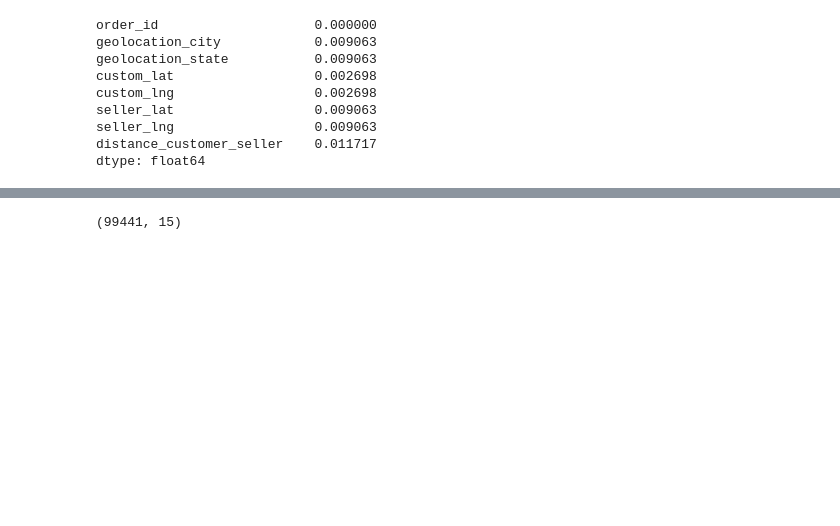
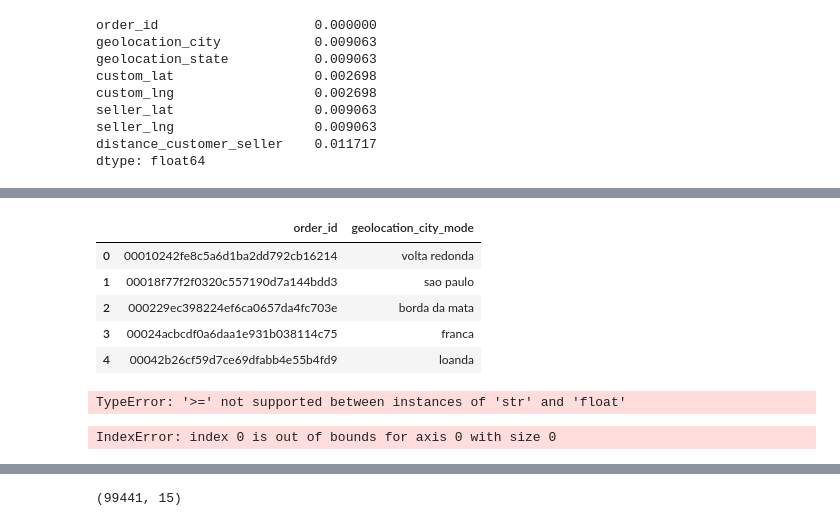
Before and after one commit to juniorcl/olist-delivery-forecast, a Jupyter notebook: notebooks/V0.0_book_of_variables.ipynb, the cells around one changed output, grey strips where cells are left out. Saved outputs shown, nothing was run; the diff lists cells and outputs as text; code cells hidden in the pictures; blank space fills up the shorter version.

```diff
--- a/notebooks/V0.0_book_of_variables.ipynb
+++ b/notebooks/V0.0_book_of_variables.ipynb
@@ -542,6 +542,32 @@ list_func_num_var = [
         'range', lambda i: np.max(i) - np.min(i)
     ]
 ]
+# %%
+aux = df_distances.groupby('order_id').agg(
+    {
+        'geolocation_city': [
+            [
+                'mode', lambda i: i.value_counts().index
+            ]
+        ]
+    }
+)
+
+aux.columns = ['_'.join(col).rstrip('_') for col in aux.columns.values]
+aux = aux.reset_index()
+
+aux.head()
+# %% [output]
+|  | order_id | geolocation_city_mode |
+| 0 | 00010242fe8c5a6d1ba2dd792cb16214 | volta redonda |
+| 1 | 00018f77f2f0320c557190d7a144bdd3 | sao paulo |
+| 2 | 000229ec398224ef6ca0657da4fc703e | borda da mata |
+| 3 | 00024acbcdf0a6daa1e931b038114c75 | franca |
+| 4 | 00042b26cf59d7ce69dfabb4e55b4fd9 | loanda |
+# %%
+df_distances.groupby('order_id')[['geolocation_city']].max()
+# %% [output]
+TypeError: '>=' not supported between instances of 'str' and 'float'
 # %%
 df_distances = df_distances.groupby('order_id').agg(
     {
@@ -549,17 +575,17 @@ df_distances = df_distances.groupby('order_id').agg(
             'count',
             'nunique',
             'size',
-            # [
-            #     'mode', lambda i: pd.Series.mode(i)
-            # ]
+            [
+                'mode', lambda i: i.value_counts().index[0]
+            ]
         ],
         'geolocation_state': [
             'count',
             'nunique',
             'size',
-            # [
-            #     'mode', lambda i: pd.Series.mode(i)[0]
-            # ]
+            [
+                'mode', lambda i: i.value_counts().index[0]
+            ]
         ],
         'distance_customer_seller': list_func_num_var
     }
@@ -567,3 +593,5 @@ df_distances = df_distances.groupby('order_id').agg(
 
 df_distances.columns = ['_'.join(col).rstrip('_') for col in df_distances.columns.values]
 df_distances = df_distances.reset_index()
+# %% [output]
+IndexError: index 0 is out of bounds for axis 0 with size 0
```
Also changed, not shown: parts of 1 cell of this notebook.
